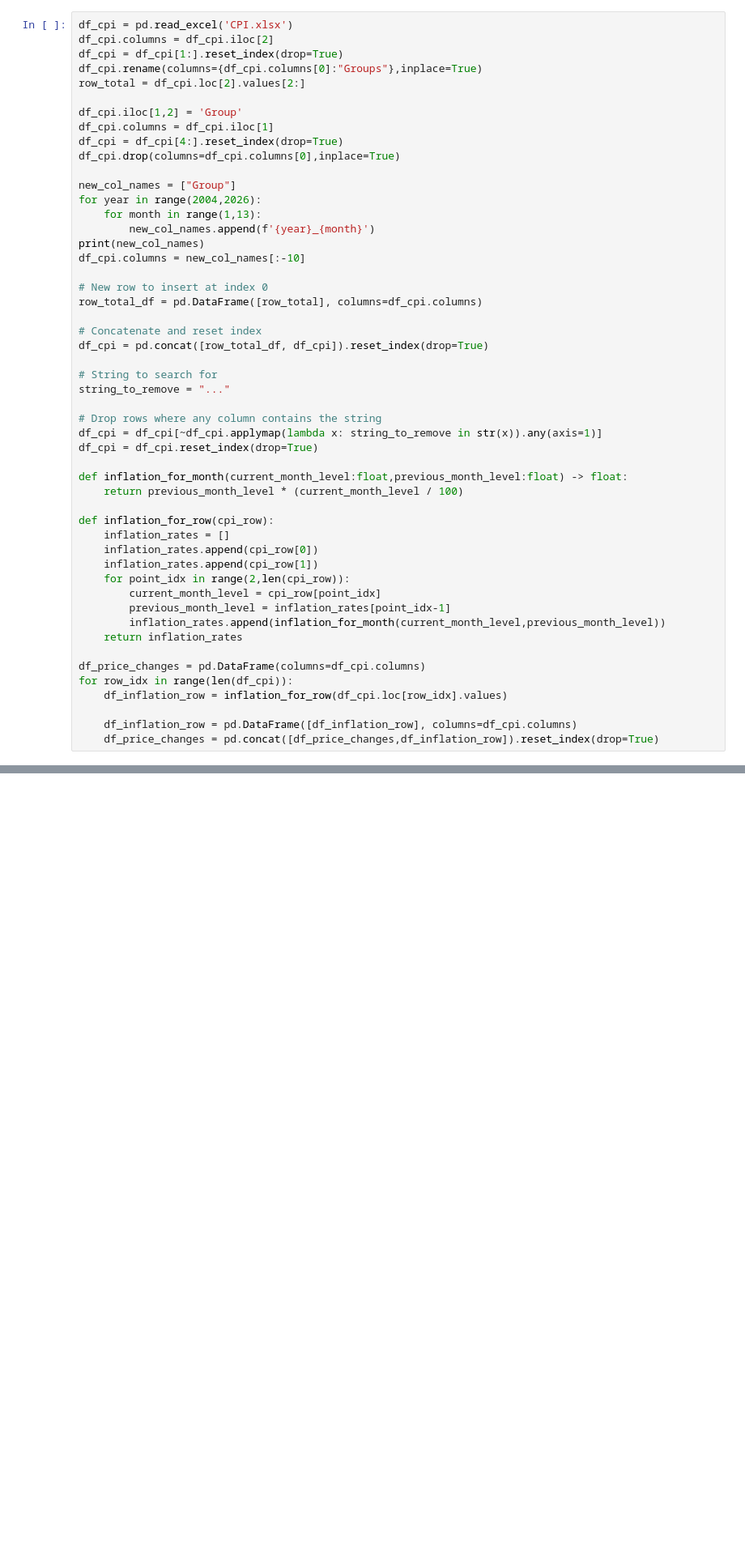
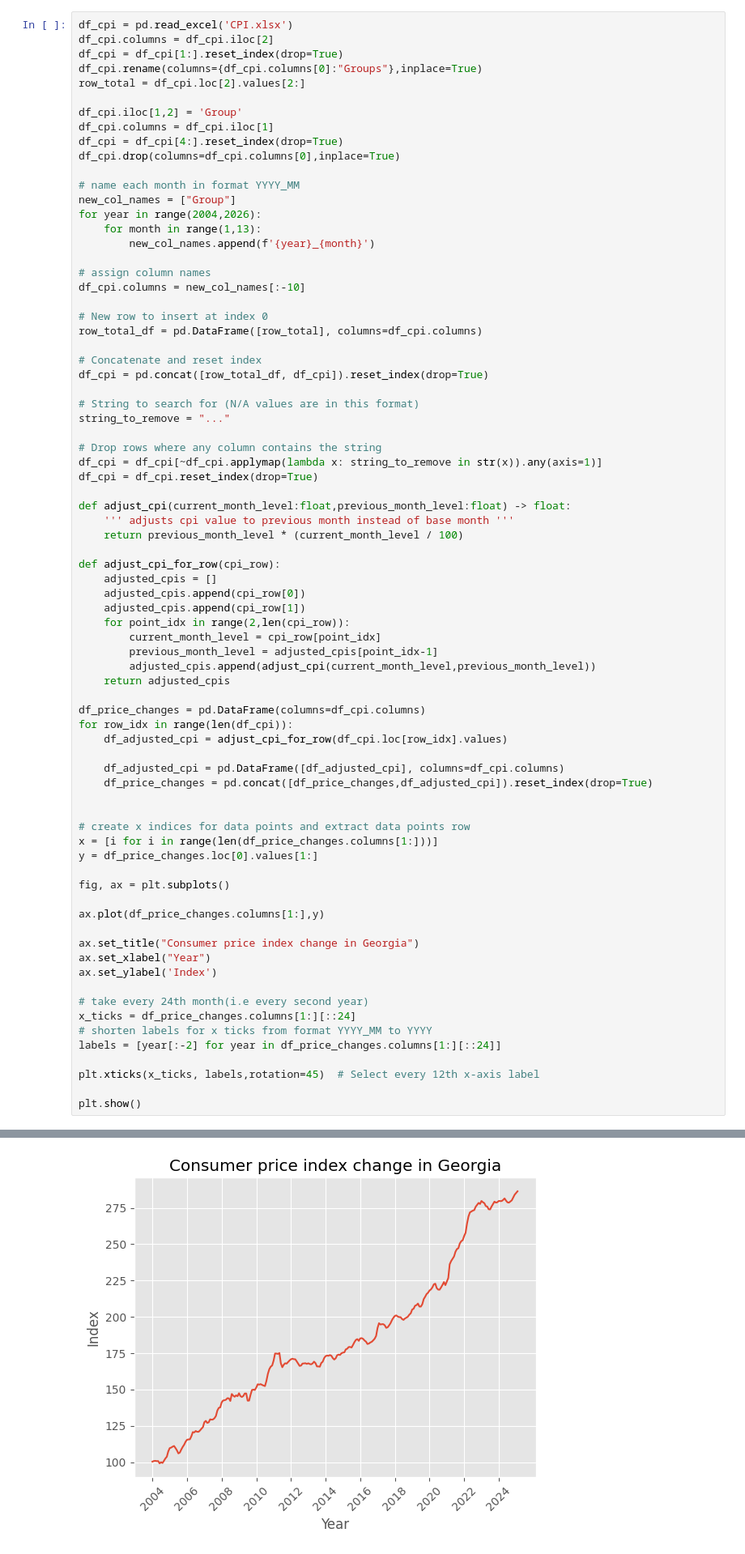
Before and after one commit to SabaGuledani/Economic-and-Financial-Analysis-of-Georgia, a Jupyter notebook: GDP.ipynb, the cells around one changed output, grey strips where cells are left out. Shown at 81% size. Saved outputs shown, nothing was run; the diff lists cells and outputs as text; blank space fills up the shorter version.

```diff
--- a/GDP.ipynb
+++ b/GDP.ipynb
@@ -210,11 +223,13 @@ df_cpi.columns = df_cpi.iloc[1]
 df_cpi = df_cpi[4:].reset_index(drop=True)
 df_cpi.drop(columns=df_cpi.columns[0],inplace=True)
 
+# name each month in format YYYY_MM
 new_col_names = ["Group"]
 for year in range(2004,2026):
     for month in range(1,13):
         new_col_names.append(f'{year}_{month}')
-print(new_col_names)
+
+# assign column names
 df_cpi.columns = new_col_names[:-10]
 
 # New row to insert at index 0
@@ -223,30 +238,53 @@ row_total_df = pd.DataFrame([row_total], columns=df_cpi.columns)
 # Concatenate and reset index
 df_cpi = pd.concat([row_total_df, df_cpi]).reset_index(drop=True)
 
-# String to search for
+# String to search for (N/A values are in this format)
 string_to_remove = "..."
 
 # Drop rows where any column contains the string
 df_cpi = df_cpi[~df_cpi.applymap(lambda x: string_to_remove in str(x)).any(axis=1)]
 df_cpi = df_cpi.reset_index(drop=True)
 
-def inflation_for_month(current_month_level:float,previous_month_level:float) -> float:
+def adjust_cpi(current_month_level:float,previous_month_level:float) -> float:
+    ''' adjusts cpi value to previous month instead of base month '''
     return previous_month_level * (current_month_level / 100)
 
-def inflation_for_row(cpi_row):
-    inflation_rates = []
-    inflation_rates.append(cpi_row[0])
-    inflation_rates.append(cpi_row[1])
+def adjust_cpi_for_row(cpi_row):
+    adjusted_cpis = []
+    adjusted_cpis.append(cpi_row[0])
+    adjusted_cpis.append(cpi_row[1])
     for point_idx in range(2,len(cpi_row)):
         current_month_level = cpi_row[point_idx]
-        previous_month_level = inflation_rates[point_idx-1]
-        inflation_rates.append(inflation_for_month(current_month_level,previous_month_level))
-    return inflation_rates
+        previous_month_level = adjusted_cpis[point_idx-1]
+        adjusted_cpis.append(adjust_cpi(current_month_level,previous_month_level))
+    return adjusted_cpis
 
 df_price_changes = pd.DataFrame(columns=df_cpi.columns)
 for row_idx in range(len(df_cpi)):
-    df_inflation_row = inflation_for_row(df_cpi.loc[row_idx].values)
+    df_adjusted_cpi = adjust_cpi_for_row(df_cpi.loc[row_idx].values)
 
-    df_inflation_row = pd.DataFrame([df_inflation_row], columns=df_cpi.columns)
-    df_price_changes = pd.concat([df_price_changes,df_inflation_row]).reset_index(drop=True)
+    df_adjusted_cpi = pd.DataFrame([df_adjusted_cpi], columns=df_cpi.columns)
+    df_price_changes = pd.concat([df_price_changes,df_adjusted_cpi]).reset_index(drop=True)
+
+
+# create x indices for data points and extract data points row
+x = [i for i in range(len(df_price_changes.columns[1:]))]
+y = df_price_changes.loc[0].values[1:]
+
+fig, ax = plt.subplots()
+
+ax.plot(df_price_changes.columns[1:],y)
+
+ax.set_title("Consumer price index change in Georgia")
+ax.set_xlabel("Year")
+ax.set_ylabel('Index')
+
+# take every 24th month(i.e every second year)
+x_ticks = df_price_changes.columns[1:][::24]
+# shorten labels for x ticks from format YYYY_MM to YYYY
+labels = [year[:-2] for year in df_price_changes.columns[1:][::24]]
+
+plt.xticks(x_ticks, labels,rotation=45)  # Select every 12th x-axis label
+
+plt.show()
 # %% [output]
@@ -253,0 +291 @@ for row_idx in range(len(df_cpi)):
+[figure, added]
```
Also changed, not shown: parts of 14 cells of this notebook.
